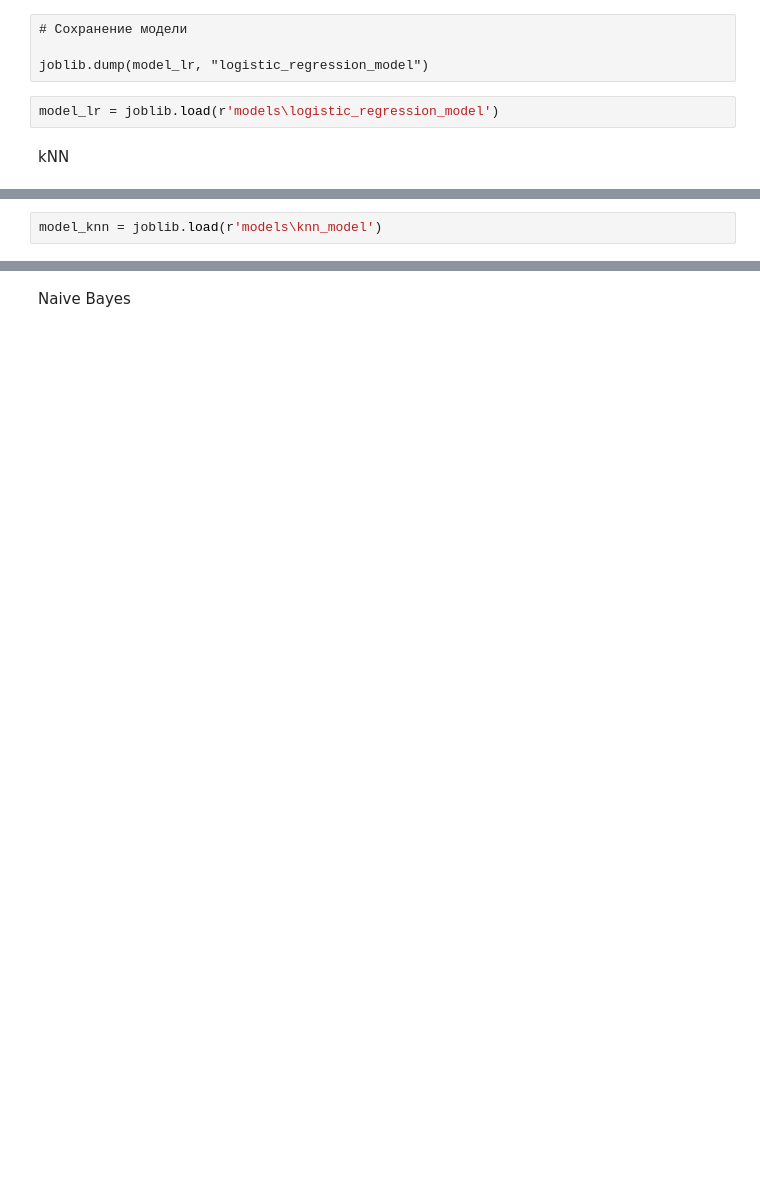
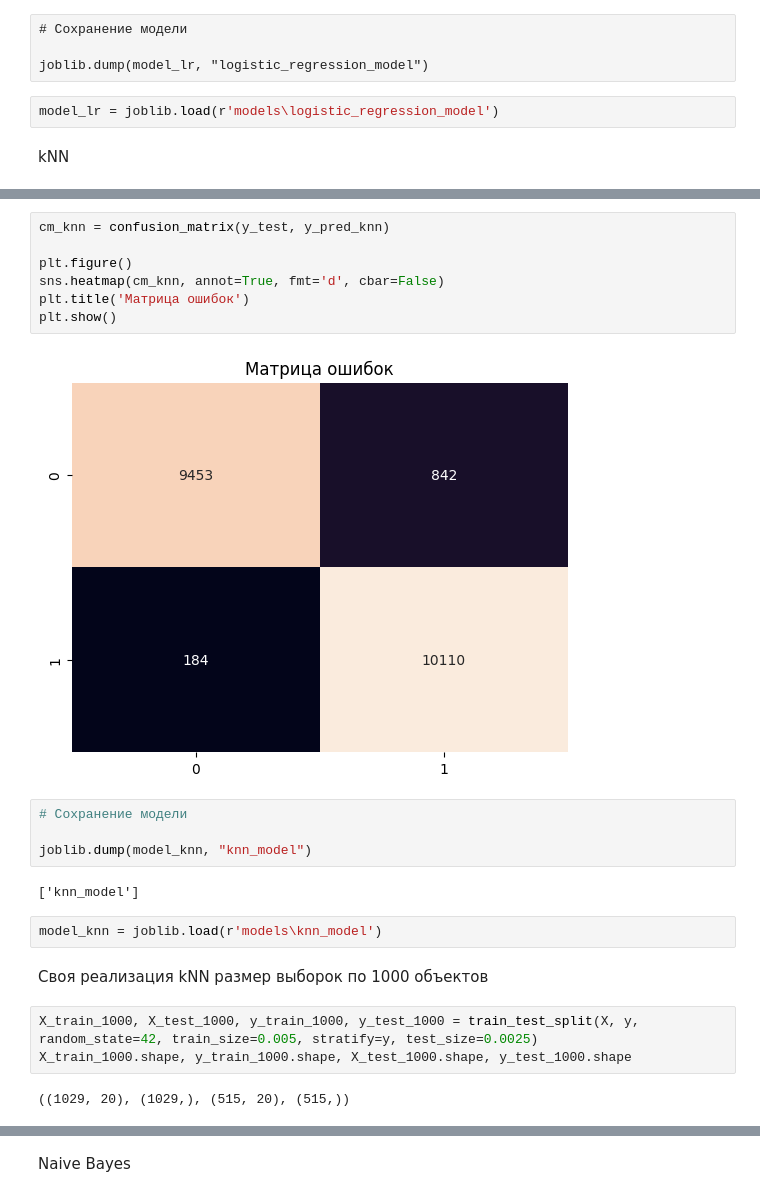
Before and after one commit to SergeyMotynga/OMSTU, a Jupyter notebook: ML/laboratory/lab_2/main/main.ipynb, the cells around one changed output, grey strips where cells are left out. Saved outputs shown, nothing was run; the diff lists cells and outputs as text; blank space fills up the shorter version.

```diff
--- a/ML/laboratory/lab_2/main/main.ipynb
+++ b/ML/laboratory/lab_2/main/main.ipynb
@@ -352,2 +361,24 @@ joblib.dump(model_knn, "knn_model")
+# %%
+cm_knn = confusion_matrix(y_test, y_pred_knn)
+
+plt.figure()
+sns.heatmap(cm_knn, annot=True, fmt='d', cbar=False)
+plt.title('Матрица ошибок')
+plt.show()
+# %% [output]
+[figure, added]
+# %%
+# Сохранение модели
+
+joblib.dump(model_knn, "knn_model")
+# %% [output]
+['knn_model']
 # %%
 model_knn = joblib.load(r'models\knn_model')
+# %% [markdown]
+Своя реализация kNN размер выборок по 1000 объектов
+# %%
+X_train_1000, X_test_1000, y_train_1000, y_test_1000 = train_test_split(X, y, random_state=42, train_size=0.005, stratify=y, test_size=0.0025)
+X_train_1000.shape, y_train_1000.shape, X_test_1000.shape, y_test_1000.shape
+# %% [output]
+((1029, 20), (1029,), (515, 20), (515,))
```
Also changed, not shown: parts of 59 cells of this notebook.
